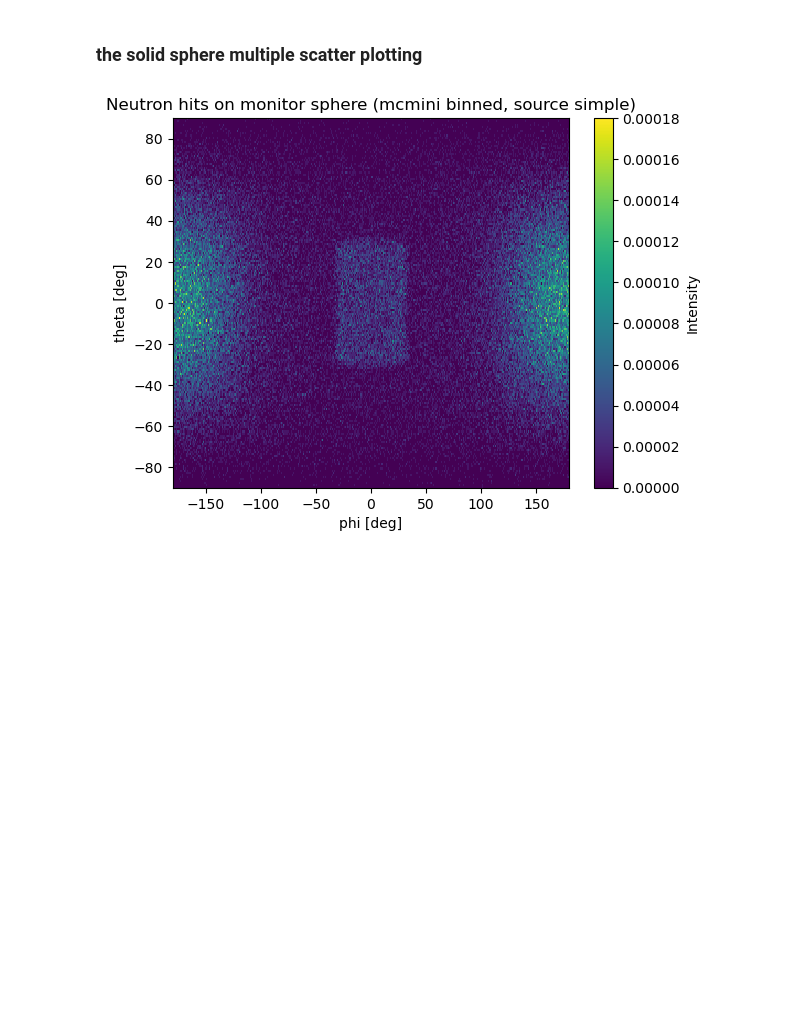
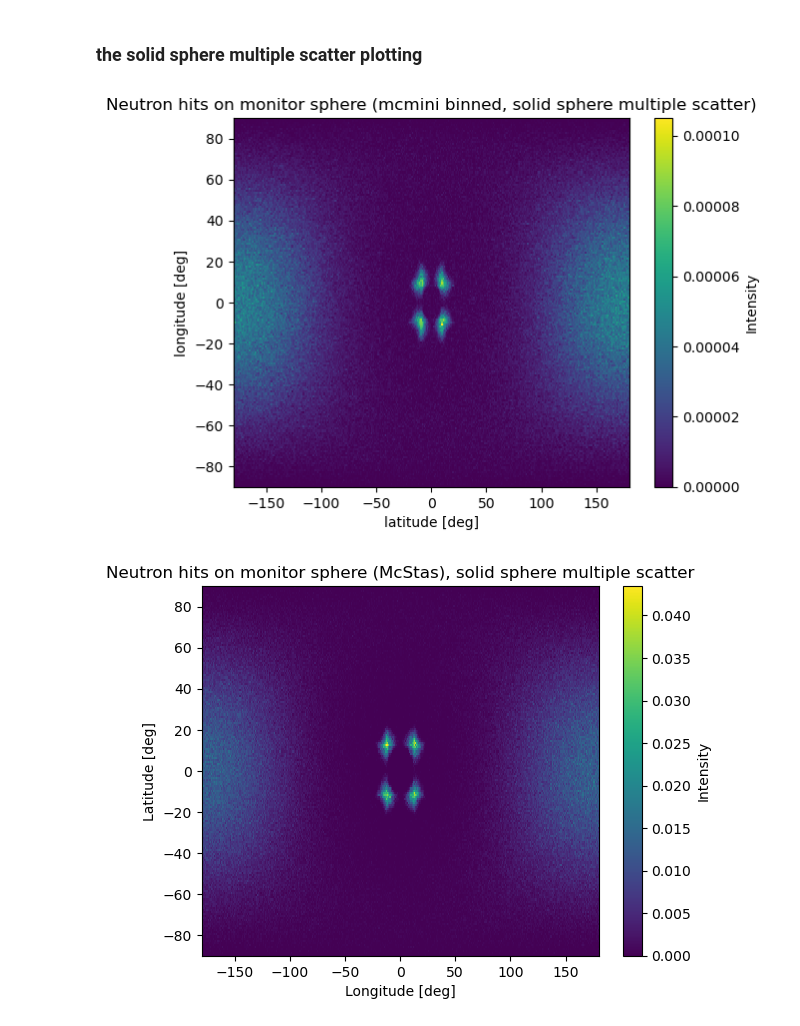
Before and after one commit to tinyThyssen/bachelor_project, a Jupyter notebook: mcmini_verification/mcmini_verification.ipynb, the cells around one changed output. Saved outputs shown, nothing was run; the diff lists cells and outputs as text; code cells hidden in the pictures; blank space fills up the shorter version.

Commit message:
scattere_cyl has been implemented. some debugging is required. mcstas and mcmini do not match

```diff
--- a/mcmini_verification/mcmini_verification.ipynb
+++ b/mcmini_verification/mcmini_verification.ipynb
@@ -540,21 +540,40 @@ plt.show()
 # %%
 # data from sphere monitor (binned) and soruce simple
 mcmini_binned_path = Path("/Users/christian/Documents/Study/bachelor_project/mcmini/solid_sphere_multiple_scatter.csv")
 if not mcmini_binned_path.is_file():
     raise FileNotFoundError(f"Expected hit file at {mcmini_binned_path}")
 # extract binned data
 
 nx, ny = 360, 180
 binned_data = np.loadtxt(mcmini_binned_path, delimiter=',', comments='#')
 col_counts = binned_data[:,2]
 H = col_counts.reshape((ny, nx)) # normalize to total counts
-# H = col_counts.reshape((ny, nx)) * 85.8135 # for 0.4m focus
+# H = col_counts.reshape((ny, nx)) * 167.632 # for 0.4m focus
 extent = [-180, 180, -90, 90]
 plt.imshow(H, origin="lower", extent=extent, interpolation="nearest", aspect="auto")
-plt.xlabel("phi [deg]")
-plt.ylabel("theta [deg]")
+plt.xlabel("latitude [deg]")
+plt.ylabel("longitude [deg]")
 plt.colorbar(label="Intensity")
-plt.title("Neutron hits on monitor sphere (mcmini binned, source simple)")
+plt.title("Neutron hits on monitor sphere (mcmini binned, solid sphere multiple scatter)")
 plt.show()
+
+
+# plot from mcstas
+# plot the data from mcstas
+sphere_mon = ms.load_data("/Users/christian/Documents/Study/bachelor_project/mcmini_verification/solid_sphere_validation/solid_sphere")[0]  # adjust index if needed
+meta = sphere_mon.metadata
+hits = sphere_mon.Intensity
+xmin, xmax, ymin, ymax = meta.limits
+extent = [xmin, xmax, ymin, ymax]
+Hmc = hits
+if Hmc.shape == (meta.dimension[0], meta.dimension[1]):
+    Hmc = Hmc.T
+plt.imshow(Hmc, origin="lower", extent=extent, interpolation="nearest", aspect="auto")
+plt.xlabel(meta.xlabel if hasattr(meta, "xlabel") else "phi [deg]")
+plt.ylabel(meta.ylabel if hasattr(meta, "ylabel") else "theta [deg]")
+plt.colorbar(label="Intensity")
+plt.title("Neutron hits on monitor sphere (McStas), solid sphere multiple scatter")
+plt.show()
 # %% [output]
-[figure, old version]
+[figure, new version]
+[figure, added]
```
Also changed, not shown: parts of 4 cells of this notebook, 59 other files.
